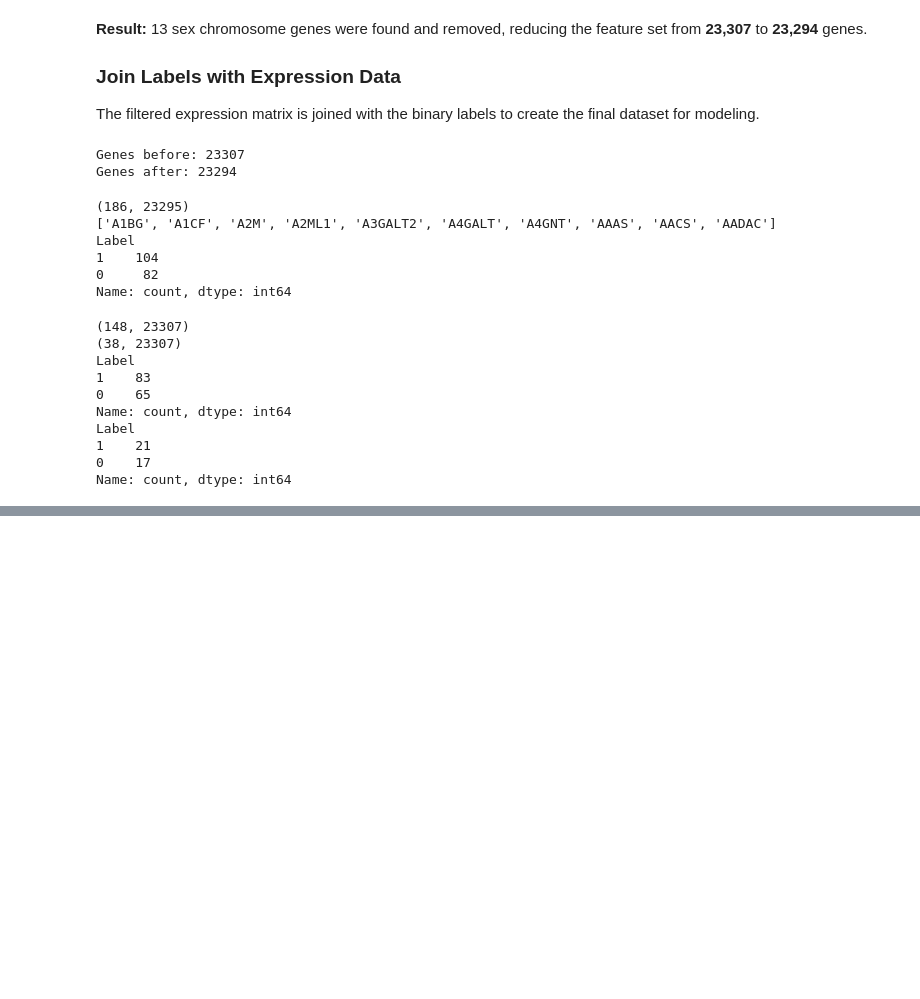
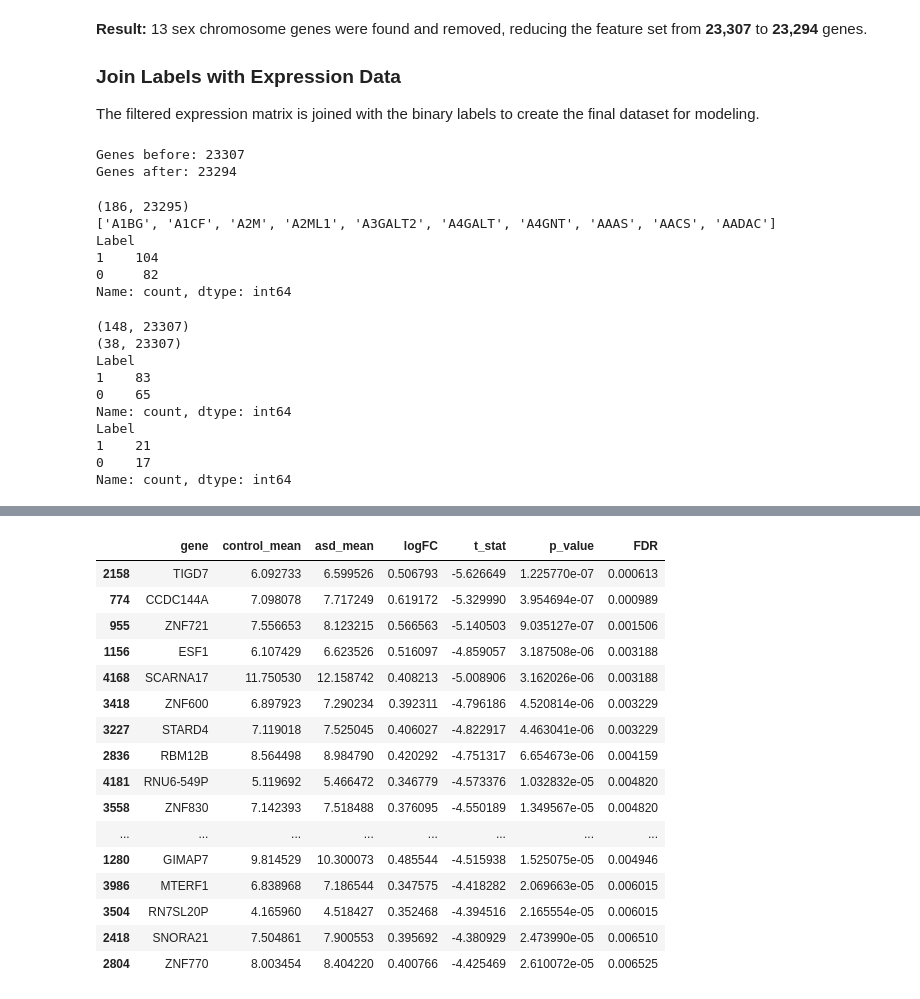
Before and after one commit to layakhosravi77-creator/ASD-Blood-Transcriptomic-Analysis, a Jupyter notebook: notebooks/01_data_exploration.ipynb, the cells around one changed output, grey strips where cells are left out. Saved outputs shown, nothing was run; the diff lists cells and outputs as text; code cells hidden in the pictures; blank space fills up the shorter version.

```diff
--- a/notebooks/01_data_exploration.ipynb
+++ b/notebooks/01_data_exploration.ipynb
@@ -604,3 +604,5 @@ Label
 1    21
 0    17
 Name: count, dtype: int64
+# %%
+gene_variances = X_train.var()
@@ -606,0 +655,10 @@ Name: count, dtype: int64
+# %%
+top_genes = gene_variances.sort_values(
+    ascending=False
+).head(5000).index
+
+X_train_var = X_train[top_genes]
+X_test_var = X_test[top_genes]
+
+print(X_train_var.shape)
+print(X_test_var.shape)
@@ -606,0 +668,71 @@ Name: count, dtype: int64
+# %%
+results = []
+
+for gene in X_train_var.columns:
+
+    control = X_train_var.loc[y_train == 0, gene]
+    asd = X_train_var.loc[y_train == 1, gene]
+
+    # Welch's t-test
+    t_stat, p_value = ttest_ind(
+        control,
+        asd,
+        equal_var=False
+    )
+
+    control_mean = control.mean()
+    asd_mean = asd.mean()
+
+    results.append([
+        gene,
+        control_mean,
+        asd_mean,
+        asd_mean - control_mean,
+        t_stat,
+        p_value
+    ])
+
+
+ttest_results = pd.DataFrame(
+    results,
+    columns=[
+        'gene',
+        'control_mean',
+        'asd_mean',
+        'logFC',
+        't_stat',
+        'p_value'
+    ]
+)
+
+
+ttest_results['FDR'] = multipletests(
+    ttest_results['p_value'],
+    method='fdr_bh'
+)[1]
+
+
+ttest_results = ttest_results.sort_values(
+    'FDR'
+)
+
+
+ttest_results.head(20)
+# %% [output]
+|  | gene | control_mean | asd_mean | logFC | t_stat | p_value | FDR |
+| 2158 | TIGD7 | 6.092733 | 6.599526 | 0.506793 | -5.626649 | 1.225770e-07 | 0.000613 |
+| 774 | CCDC144A | 7.098078 | 7.717249 | 0.619172 | -5.329990 | 3.954694e-07 | 0.000989 |
+| 955 | ZNF721 | 7.556653 | 8.123215 | 0.566563 | -5.140503 | 9.035127e-07 | 0.001506 |
+| 1156 | ESF1 | 6.107429 | 6.623526 | 0.516097 | -4.859057 | 3.187508e-06 | 0.003188 |
+| 4168 | SCARNA17 | 11.750530 | 12.158742 | 0.408213 | -5.008906 | 3.162026e-06 | 0.003188 |
+| 3418 | ZNF600 | 6.897923 | 7.290234 | 0.392311 | -4.796186 | 4.520814e-06 | 0.003229 |
+| 3227 | STARD4 | 7.119018 | 7.525045 | 0.406027 | -4.822917 | 4.463041e-06 | 0.003229 |
+| 2836 | RBM12B | 8.564498 | 8.984790 | 0.420292 | -4.751317 | 6.654673e-06 | 0.004159 |
+| 4181 | RNU6-549P | 5.119692 | 5.466472 | 0.346779 | -4.573376 | 1.032832e-05 | 0.004820 |
+| 3558 | ZNF830 | 7.142393 | 7.518488 | 0.376095 | -4.550189 | 1.349567e-05 | 0.004820 |
+| ... | ... | ... | ... | ... | ... | ... | ... |
+| 1280 | GIMAP7 | 9.814529 | 10.300073 | 0.485544 | -4.515938 | 1.525075e-05 | 0.004946 |
+| 3986 | MTERF1 | 6.838968 | 7.186544 | 0.347575 | -4.418282 | 2.069663e-05 | 0.006015 |
+| 3504 | RN7SL20P | 4.165960 | 4.518427 | 0.352468 | -4.394516 | 2.165554e-05 | 0.006015 |
+| 2418 | SNORA21 | 7.504861 | 7.900553 | 0.395692 | -4.380929 | 2.473990e-05 | 0.006510 |
+| 2804 | ZNF770 | 8.003454 | 8.404220 | 0.400766 | -4.425469 | 2.610072e-05 | 0.006525 |
```
Also changed, not shown: parts of 24 cells of this notebook.
